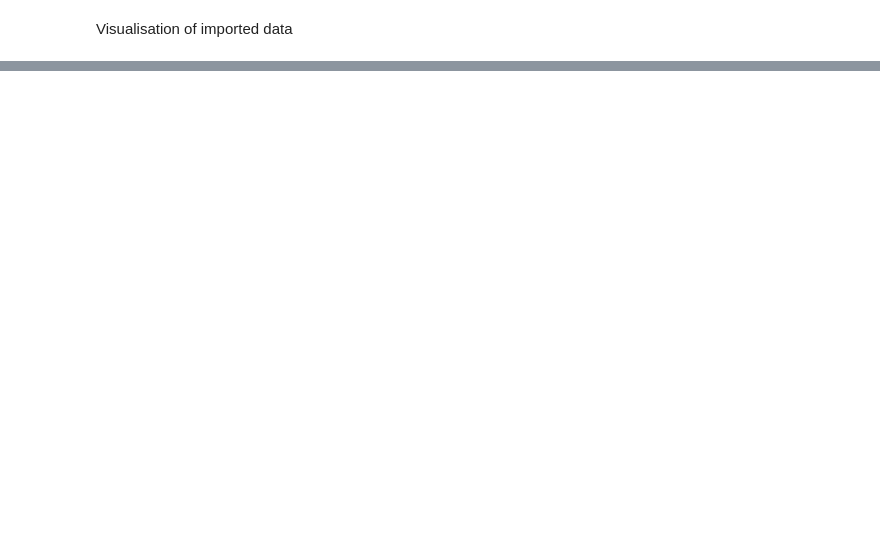
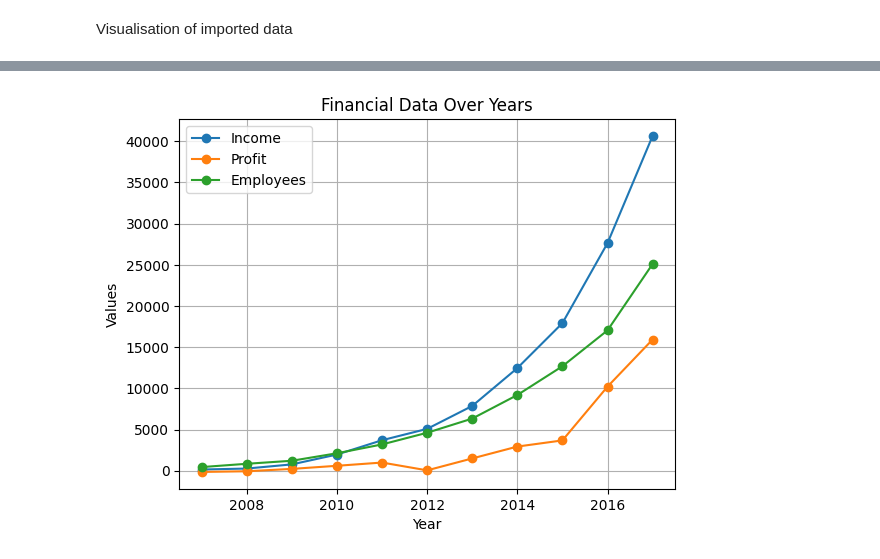
Before and after one commit to adrianpiecek/Metody-Eksploracji-Danych---model-analizy-biznesowe, a Jupyter notebook: Model.ipynb, the cells around one changed output, grey strips where cells are left out. Drawn from its saved outputs; the diff is of its cells as text; code cells hidden in the pictures; blank space fills up the shorter version.

```diff
--- a/Model.ipynb
+++ b/Model.ipynb
@@ -9,17 +16,6 @@ Functions for importing user and finance data
 # %%
-def read_data_users(file_path):
-    with open(file_path, 'r') as file:
-        lines = file.readlines()
+# Read the finance data
+finance_data = pd.read_csv(finance_path, delimiter=',', header=0)
 
-    first_dimension = [lines[i].strip() for i in range(0, len(lines), 3)] # kwartał i rok
-    second_dimension = [float(lines[i].strip()) for i in range(1, len(lines), 3)] # liczba użytkowników
-
-    return np.array(first_dimension), np.array(second_dimension)
-
-def read_data_finanse_pracownicy(file_path):
-    with open(file_path, 'r') as file:
-        lines = file.readlines()
-    # pierwsza liczba każdego wiersza to pierwszy wymiar, reszta to drugi wymiar
-    first_dimension = [lines[i].strip().split()[0] for i in range(0, len(lines))] # rok
-    second_dimension = [list(map(float, lines[i].strip().split()[1:])) for i in range(0, len(lines))] # przychod zysk zatrudnienie
-    return np.array(first_dimension), np.array(second_dimension)
+# Display the dataframe
+print(finance_data)
@@ -55,0 +72,9 @@ alt.Chart(...)
+# %%
+finance_data.plot(x='Year', y=['Income', 'Profit', 'Employees'], kind='line', marker='o', title='Financial Data Over Years')
+plt.xlabel('Year')
+plt.ylabel('Values')
+plt.grid(True)
+plt.legend(['Income', 'Profit', 'Employees'])
+plt.show()
+# %% [output]
+[figure, added]
```
Also changed, not shown: parts of 8 cells of this notebook.
